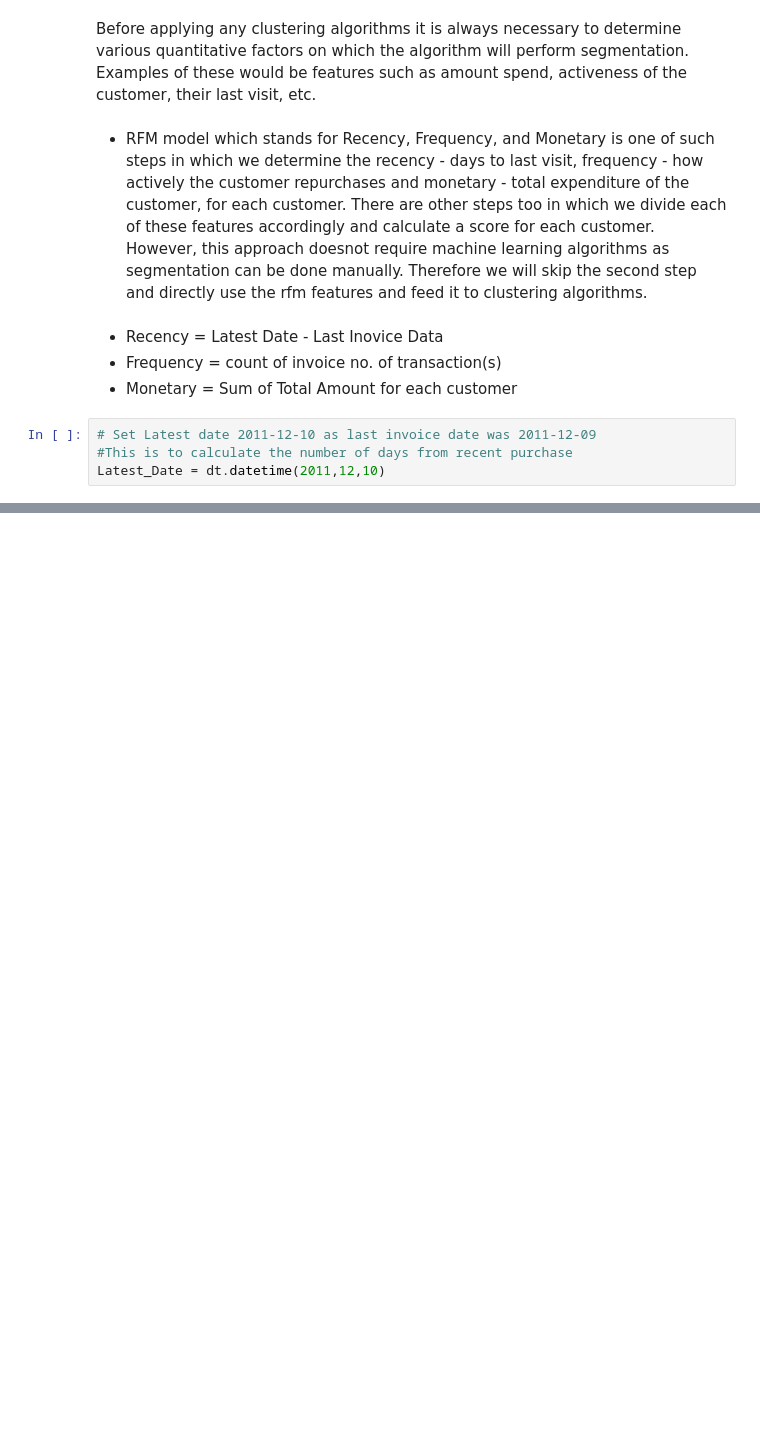
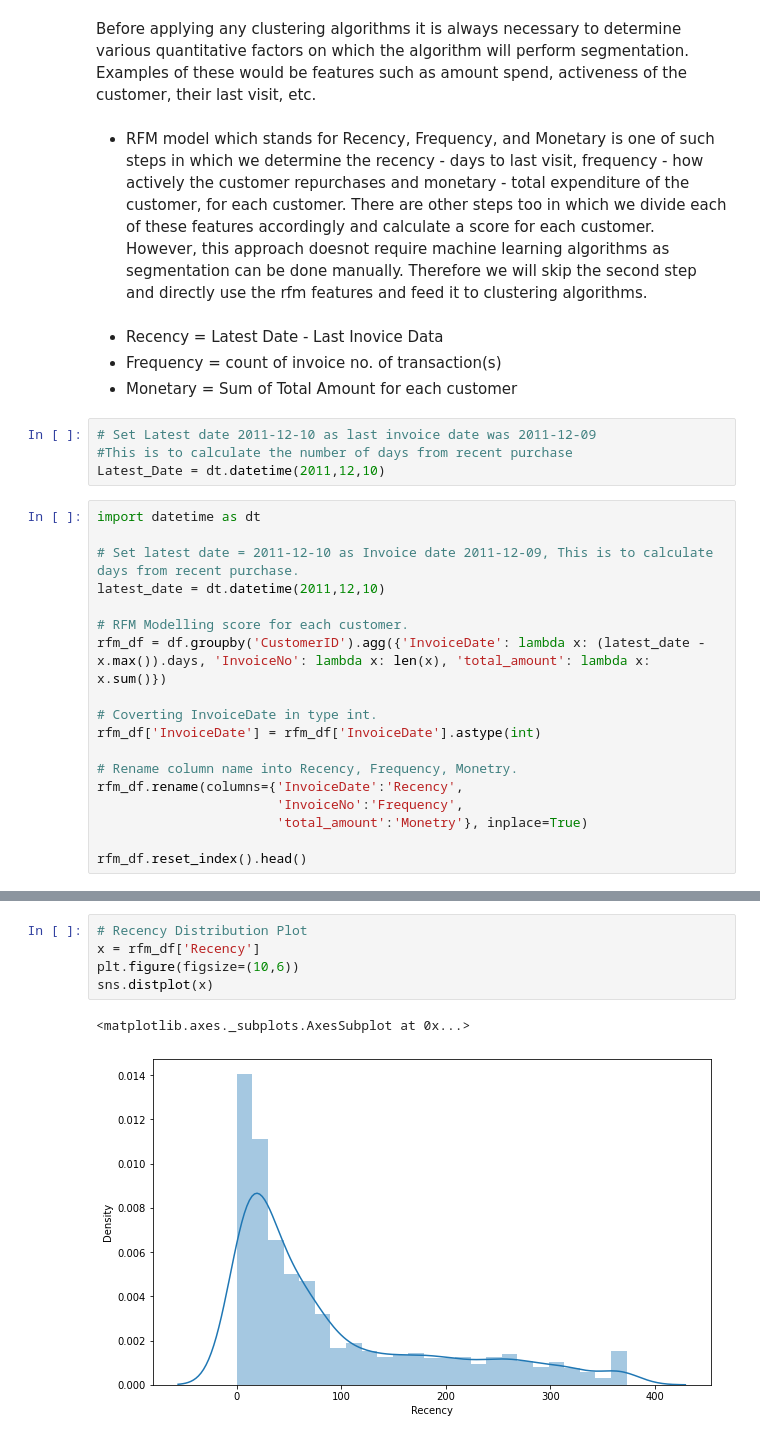
Before and after one commit to sumitgaikwad8877/Online_retail_customer_segmentation, a Jupyter notebook: Online_retail_customer_segmentation.ipynb, the cells around one changed output, grey strips where cells are left out. Cells and saved outputs as stored; diff of their text form; blank space fills up the shorter version.

```diff
--- a/Online_retail_customer_segmentation.ipynb
+++ b/Online_retail_customer_segmentation.ipynb
@@ -799,3 +799,21 @@ Before applying any clustering algorithms it is always necessary to determine va
 # Set Latest date 2011-12-10 as last invoice date was 2011-12-09
 #This is to calculate the number of days from recent purchase
 Latest_Date = dt.datetime(2011,12,10)
+# %%
+import datetime as dt
+
+# Set latest date = 2011-12-10 as Invoice date 2011-12-09, This is to calculate days from recent purchase.
+latest_date = dt.datetime(2011,12,10)
+
+# RFM Modelling score for each customer.
+rfm_df = df.groupby('CustomerID').agg({'InvoiceDate': lambda x: (latest_date - x.max()).days, 'InvoiceNo': lambda x: len(x), 'total_amount': lambda x: x.sum()})
+
+# Coverting InvoiceDate in type int.
+rfm_df['InvoiceDate'] = rfm_df['InvoiceDate'].astype(int)
+
+# Rename column name into Recency, Frequency, Monetry.
+rfm_df.rename(columns={'InvoiceDate':'Recency',
+                       'InvoiceNo':'Frequency',
+                       'total_amount':'Monetry'}, inplace=True)
+
+rfm_df.reset_index().head()
@@ -801,0 +840,8 @@ Latest_Date = dt.datetime(2011,12,10)
+# %%
+# Recency Distribution Plot
+x = rfm_df['Recency']
+plt.figure(figsize=(10,6))
+sns.distplot(x)
+# %% [output]
+<matplotlib.axes._subplots.AxesSubplot at 0x...>
+[figure, added]
```
Also changed, not shown: parts of 72 cells of this notebook.
